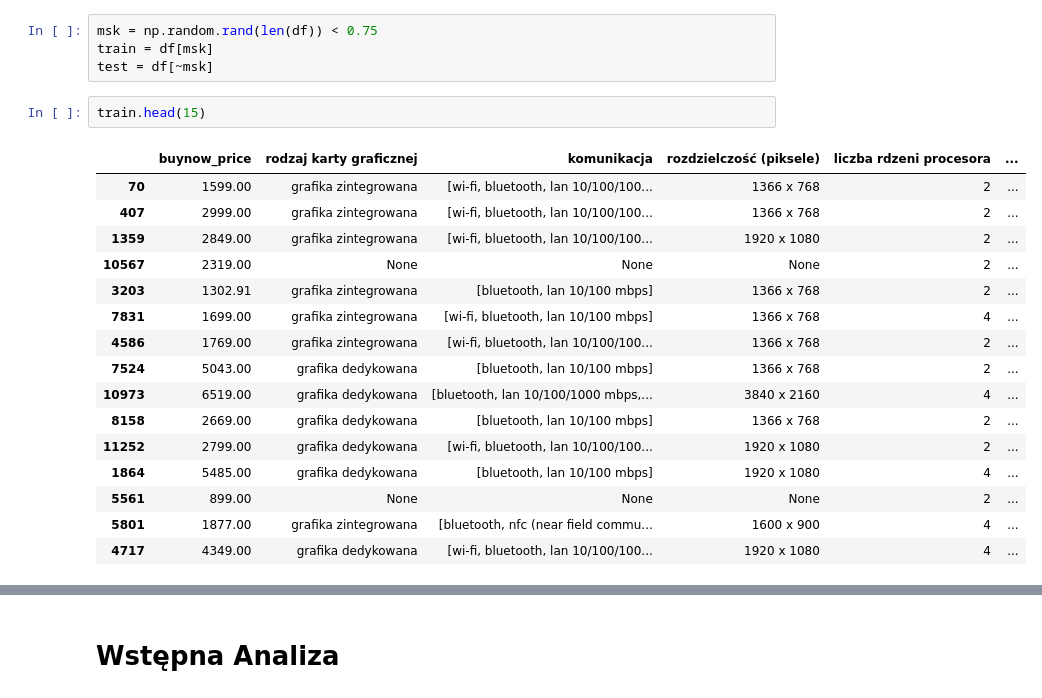
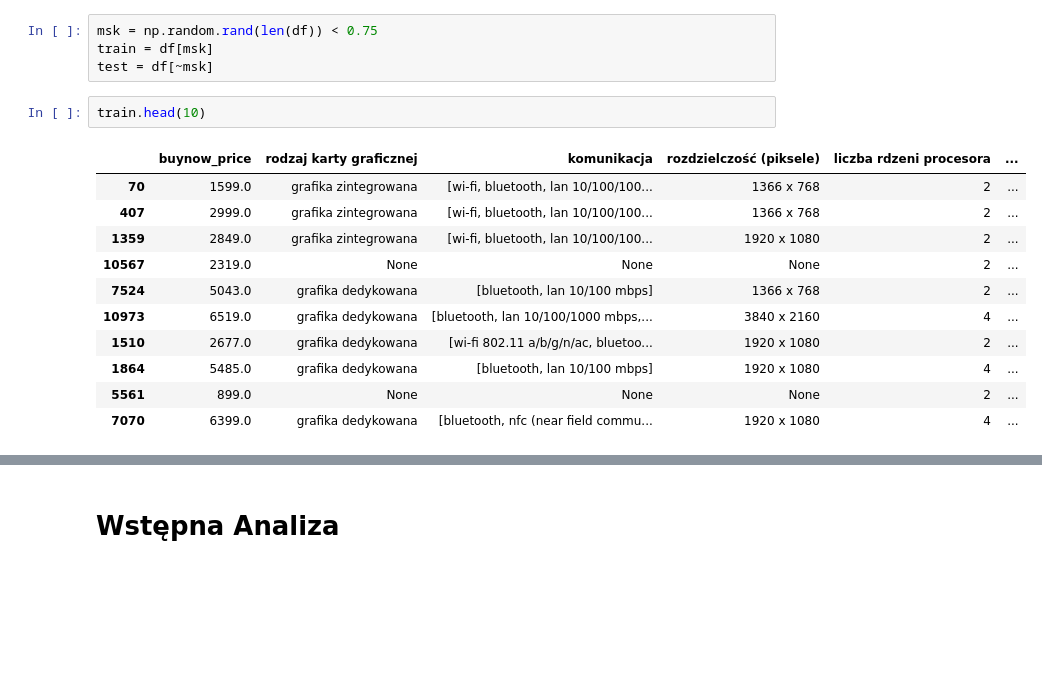
Before and after one commit to sadowskimarcin10/laptop-price, a Jupyter notebook: laptop_price_workflow.ipynb, the cells around one changed output, grey strips where cells are left out. Cells and saved outputs as stored; diff of their text form; blank space fills up the shorter version.

```diff
--- a/laptop_price_workflow.ipynb
+++ b/laptop_price_workflow.ipynb
@@ -41,24 +43,19 @@ msk = np.random.rand(len(df)) < 0.75
 train = df[msk]
 test = df[~msk]
 # %%
-train.head(15)
+train.head(10)
 # %% [output]
 |  | buynow_price | rodzaj karty graficznej | komunikacja | rozdzielczość (piksele) | liczba rdzeni procesora | ... |
-| 70 | 1599.00 | grafika zintegrowana | [wi-fi, bluetooth, lan 10/100/100... | 1366 x 768 | 2 | ... |
-| 407 | 2999.00 | grafika zintegrowana | [wi-fi, bluetooth, lan 10/100/100... | 1366 x 768 | 2 | ... |
-| 1359 | 2849.00 | grafika zintegrowana | [wi-fi, bluetooth, lan 10/100/100... | 1920 x 1080 | 2 | ... |
-| 10567 | 2319.00 | None | None | None | 2 | ... |
-| 3203 | 1302.91 | grafika zintegrowana | [bluetooth, lan 10/100 mbps] | 1366 x 768 | 2 | ... |
-| 7831 | 1699.00 | grafika zintegrowana | [wi-fi, bluetooth, lan 10/100 mbps] | 1366 x 768 | 4 | ... |
-| 4586 | 1769.00 | grafika zintegrowana | [wi-fi, bluetooth, lan 10/100/100... | 1366 x 768 | 2 | ... |
-| 7524 | 5043.00 | grafika dedykowana | [bluetooth, lan 10/100 mbps] | 1366 x 768 | 2 | ... |
-| 10973 | 6519.00 | grafika dedykowana | [bluetooth, lan 10/100/1000 mbps,... | 3840 x 2160 | 4 | ... |
-| 8158 | 2669.00 | grafika dedykowana | [bluetooth, lan 10/100 mbps] | 1366 x 768 | 2 | ... |
-| 11252 | 2799.00 | grafika dedykowana | [wi-fi, bluetooth, lan 10/100/100... | 1920 x 1080 | 2 | ... |
-| 1864 | 5485.00 | grafika dedykowana | [bluetooth, lan 10/100 mbps] | 1920 x 1080 | 4 | ... |
-| 5561 | 899.00 | None | None | None | 2 | ... |
-| 5801 | 1877.00 | grafika zintegrowana | [bluetooth, nfc (near field commu... | 1600 x 900 | 4 | ... |
-| 4717 | 4349.00 | grafika dedykowana | [wi-fi, bluetooth, lan 10/100/100... | 1920 x 1080 | 4 | ... |
+| 70 | 1599.0 | grafika zintegrowana | [wi-fi, bluetooth, lan 10/100/100... | 1366 x 768 | 2 | ... |
+| 407 | 2999.0 | grafika zintegrowana | [wi-fi, bluetooth, lan 10/100/100... | 1366 x 768 | 2 | ... |
+| 1359 | 2849.0 | grafika zintegrowana | [wi-fi, bluetooth, lan 10/100/100... | 1920 x 1080 | 2 | ... |
+| 10567 | 2319.0 | None | None | None | 2 | ... |
+| 7524 | 5043.0 | grafika dedykowana | [bluetooth, lan 10/100 mbps] | 1366 x 768 | 2 | ... |
+| 10973 | 6519.0 | grafika dedykowana | [bluetooth, lan 10/100/1000 mbps,... | 3840 x 2160 | 4 | ... |
+| 1510 | 2677.0 | grafika dedykowana | [wi-fi 802.11 a/b/g/n/ac, bluetoo... | 1920 x 1080 | 2 | ... |
+| 1864 | 5485.0 | grafika dedykowana | [bluetooth, lan 10/100 mbps] | 1920 x 1080 | 4 | ... |
+| 5561 | 899.0 | None | None | None | 2 | ... |
+| 7070 | 6399.0 | grafika dedykowana | [bluetooth, nfc (near field commu... | 1920 x 1080 | 4 | ... |
 # %%
 train["rodzaj karty graficznej"].fillna('0').map(lambda x: x.split("grafika")[-1].strip())
 # %% [output]
```
Also changed, not shown: parts of 15 cells of this notebook.
